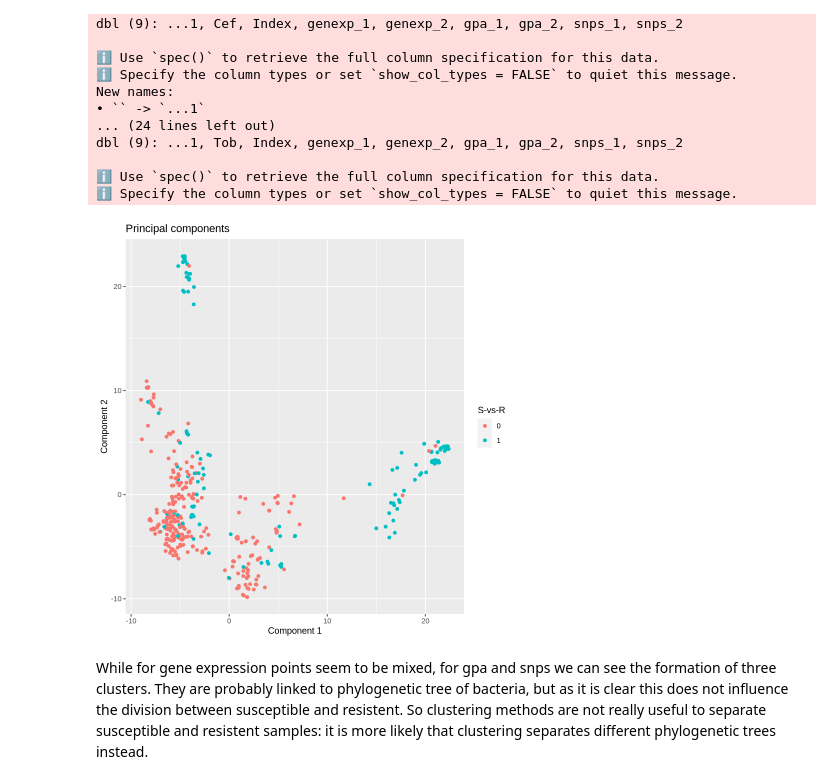
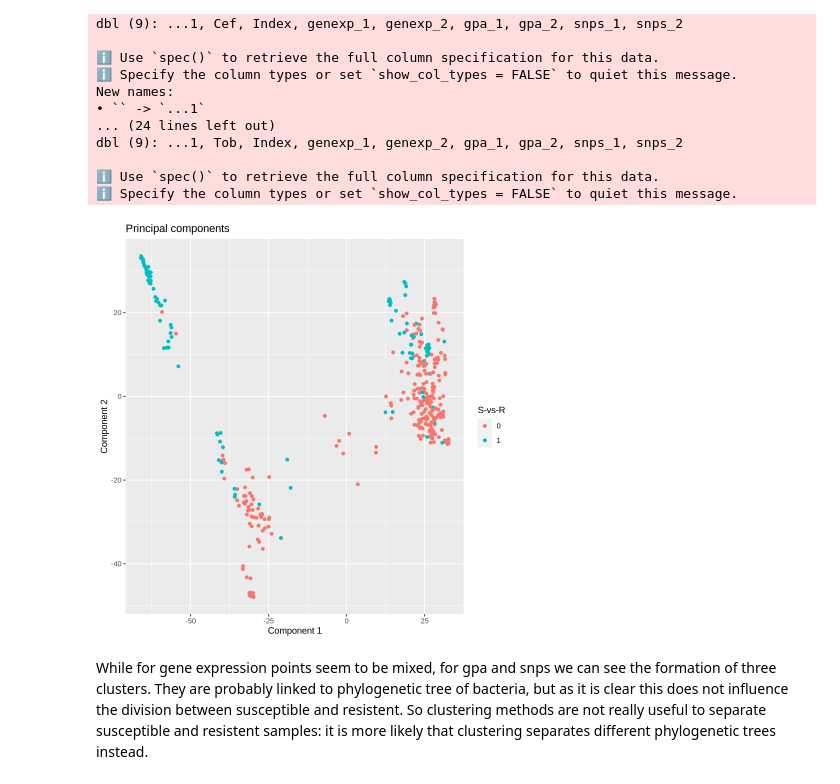
Before and after one commit to riccardo03-maker/Multiomic_integration_antimicrobial_resistance, a Jupyter notebook: r_trials.ipynb, the cells around one changed output. Saved outputs shown, nothing was run; the diff lists cells and outputs as text; code cells hidden in the pictures.

```diff
--- a/r_trials.ipynb
+++ b/r_trials.ipynb
@@ -303,10 +303,10 @@ dbl (9): ...1, Tob, Index, genexp_1, genexp_2, gpa_1, gpa_2, snps_1, snps_2
 ℹ Use `spec()` to retrieve the full column specification for this data.
 ℹ Specify the column types or set `show_col_types = FALSE` to quiet this message.
 # %%
-ggplot(data = pca_tob, aes(x = gpa_1, y = gpa_2)) +
+ggplot(data = pca_tob, aes(x = snps_1, y = snps_2)) +
     geom_point(aes(color = as.character(Tob))) +
     labs(title = "Principal components", x = "Component 1", y = "Component 2", color = "S-vs-R")
 # %% [output]
-[figure, old version]
+[figure, new version]
 # %% [markdown]
 While for gene expression points seem to be mixed, for gpa and snps we can see the formation of three clusters. They are probably linked to phylogenetic tree of bacteria, but as it is clear this does not influence the division between susceptible and resistent. So clustering methods are not really useful to separate susceptible and resistent samples: it is more likely that clustering separates different phylogenetic trees instead.
```
Also changed, not shown: parts of 5 cells of this notebook, 5 other files.
